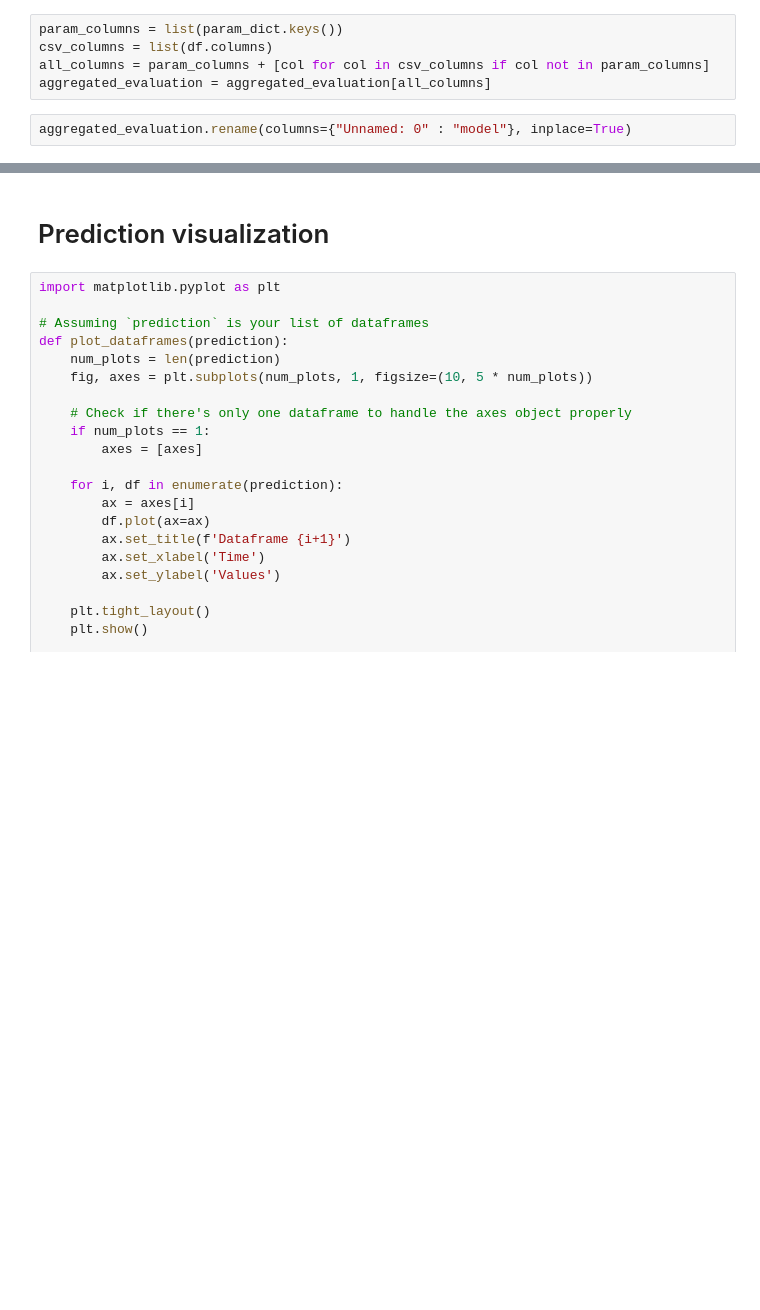
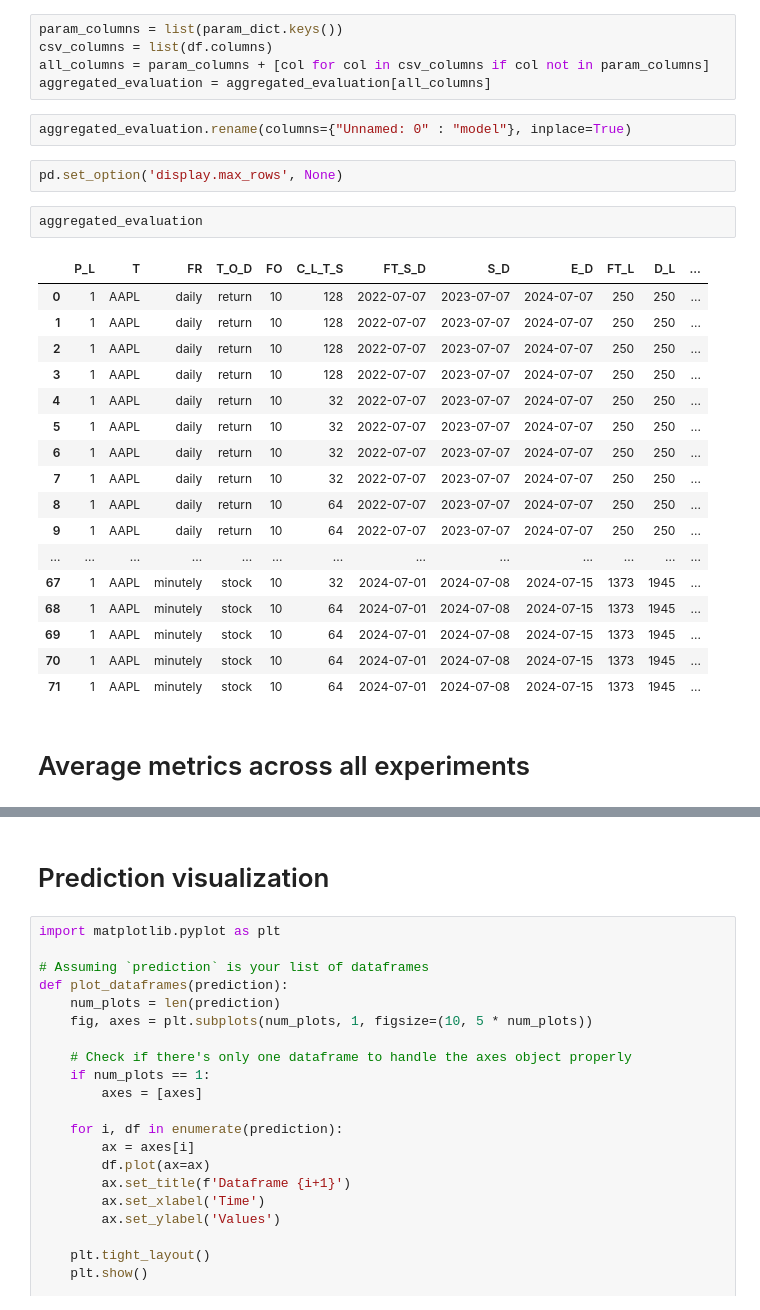
Before and after one commit to filip-topic/Time-Series-Foundation-Models-in-Financial-time-series-prediction, a Jupyter notebook: data_analysis.ipynb, the cells around one changed output, grey strips where cells are left out. Cells and saved outputs as stored; diff of their text form; blank space fills up the shorter version.

```diff
--- a/data_analysis.ipynb
+++ b/data_analysis.ipynb
@@ -46,3 +46,27 @@ all_columns = param_columns + [col for col in csv_columns if col not in param_co
 aggregated_evaluation = aggregated_evaluation[all_columns]
 # %%
 aggregated_evaluation.rename(columns={"Unnamed: 0" : "model"}, inplace=True)
+# %%
+pd.set_option('display.max_rows', None)
+# %%
+aggregated_evaluation
+# %% [output]
+|  | P_L | T | FR | T_O_D | FO | C_L_T_S | FT_S_D | S_D | E_D | FT_L | D_L | ... |
+| 0 | 1 | AAPL | daily | return | 10 | 128 | 2022-07-07 | 2023-07-07 | 2024-07-07 | 250 | 250 | ... |
+| 1 | 1 | AAPL | daily | return | 10 | 128 | 2022-07-07 | 2023-07-07 | 2024-07-07 | 250 | 250 | ... |
+| 2 | 1 | AAPL | daily | return | 10 | 128 | 2022-07-07 | 2023-07-07 | 2024-07-07 | 250 | 250 | ... |
+| 3 | 1 | AAPL | daily | return | 10 | 128 | 2022-07-07 | 2023-07-07 | 2024-07-07 | 250 | 250 | ... |
+| 4 | 1 | AAPL | daily | return | 10 | 32 | 2022-07-07 | 2023-07-07 | 2024-07-07 | 250 | 250 | ... |
+| 5 | 1 | AAPL | daily | return | 10 | 32 | 2022-07-07 | 2023-07-07 | 2024-07-07 | 250 | 250 | ... |
+| 6 | 1 | AAPL | daily | return | 10 | 32 | 2022-07-07 | 2023-07-07 | 2024-07-07 | 250 | 250 | ... |
+| 7 | 1 | AAPL | daily | return | 10 | 32 | 2022-07-07 | 2023-07-07 | 2024-07-07 | 250 | 250 | ... |
+| 8 | 1 | AAPL | daily | return | 10 | 64 | 2022-07-07 | 2023-07-07 | 2024-07-07 | 250 | 250 | ... |
+| 9 | 1 | AAPL | daily | return | 10 | 64 | 2022-07-07 | 2023-07-07 | 2024-07-07 | 250 | 250 | ... |
+| ... | ... | ... | ... | ... | ... | ... | ... | ... | ... | ... | ... | ... |
+| 67 | 1 | AAPL | minutely | stock | 10 | 32 | 2024-07-01 | 2024-07-08 | 2024-07-15 | 1373 | 1945 | ... |
+| 68 | 1 | AAPL | minutely | stock | 10 | 64 | 2024-07-01 | 2024-07-08 | 2024-07-15 | 1373 | 1945 | ... |
+| 69 | 1 | AAPL | minutely | stock | 10 | 64 | 2024-07-01 | 2024-07-08 | 2024-07-15 | 1373 | 1945 | ... |
+| 70 | 1 | AAPL | minutely | stock | 10 | 64 | 2024-07-01 | 2024-07-08 | 2024-07-15 | 1373 | 1945 | ... |
+| 71 | 1 | AAPL | minutely | stock | 10 | 64 | 2024-07-01 | 2024-07-08 | 2024-07-15 | 1373 | 1945 | ... |
+# %% [markdown]
+# Average metrics across all experiments
```
Also changed, not shown: parts of 14 cells of this notebook, 8 other files.
